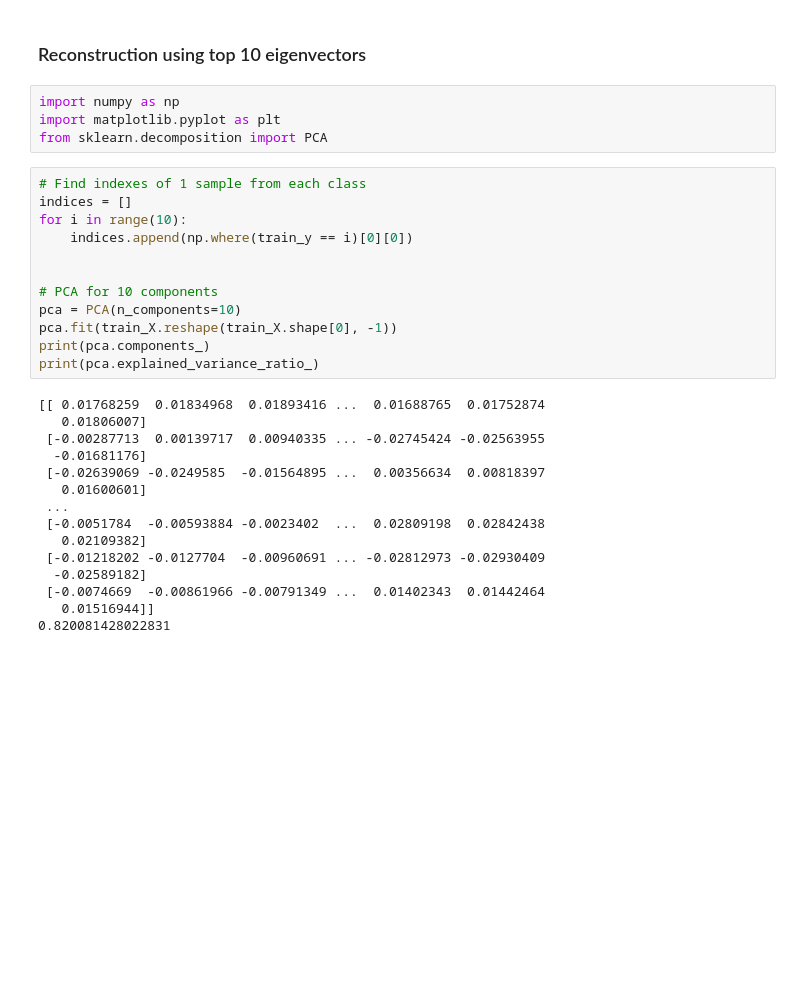
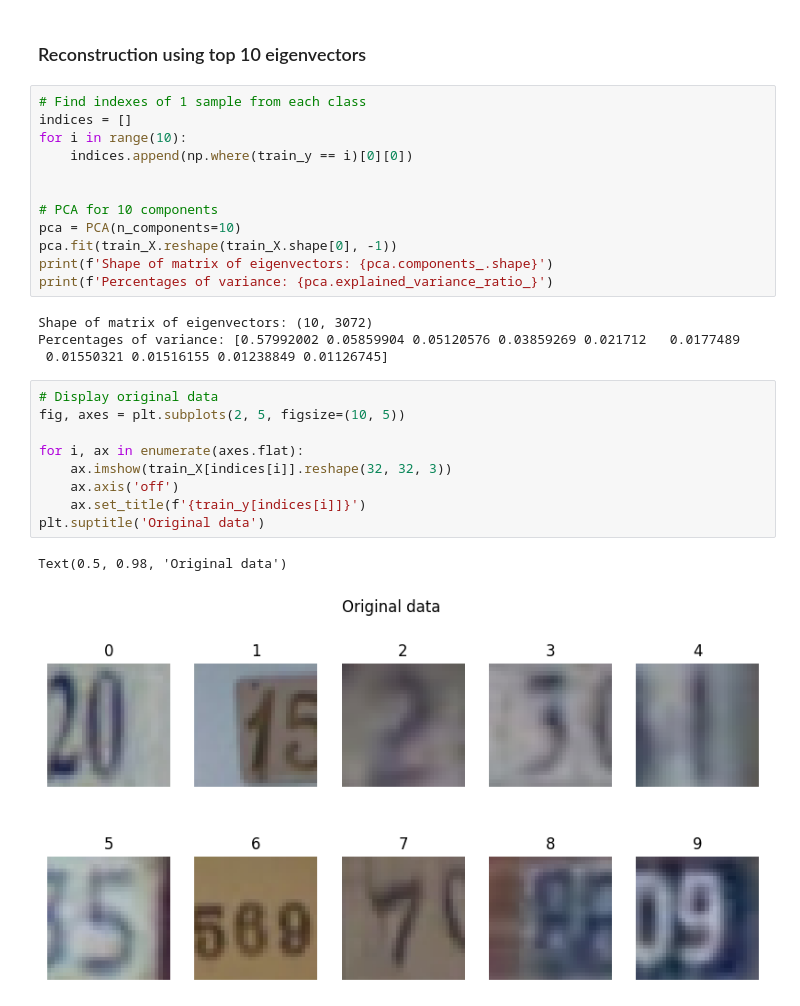
Before and after one commit to purplehand52/FoML_Assign2, a Jupyter notebook: q1.ipynb, the cells around one changed output. Saved outputs shown, nothing was run; the diff lists cells and outputs as text; blank space fills up the shorter version.

```diff
--- a/q1.ipynb
+++ b/q1.ipynb
@@ -116,9 +126,5 @@ plt.show()
 # %% [markdown]
 ### Reconstruction using top 10 eigenvectors
-# %%
-import numpy as np
-import matplotlib.pyplot as plt
-from sklearn.decomposition import PCA
 # %%
 # Find indexes of 1 sample from each class
 indices = []
@@ -129,21 +135,22 @@ for i in range(10):
 # PCA for 10 components
 pca = PCA(n_components=10)
 pca.fit(train_X.reshape(train_X.shape[0], -1))
-print(pca.components_)
-print(pca.explained_variance_ratio_)
+print(f'Shape of matrix of eigenvectors: {pca.components_.shape}')
+print(f'Percentages of variance: {pca.explained_variance_ratio_}')
 # %% [output]
-[[ 0.01768259  0.01834968  0.01893416 ...  0.01688765  0.01752874
-   0.01806007]
- [-0.00287713  0.00139717  0.00940335 ... -0.02745424 -0.02563955
-  -0.01681176]
- [-0.02639069 -0.0249585  -0.01564895 ...  0.00356634  0.00818397
-   0.01600601]
- ...
- [-0.0051784  -0.00593884 -0.0023402  ...  0.02809198  0.02842438
-   0.02109382]
- [-0.01218202 -0.0127704  -0.00960691 ... -0.02812973 -0.02930409
-  -0.02589182]
- [-0.0074669  -0.00861966 -0.00791349 ...  0.01402343  0.01442464
-   0.01516944]]
-0.820081428022831
+Shape of matrix of eigenvectors: (10, 3072)
+Percentages of variance: [0.57992002 0.05859904 0.05120576 0.03859269 0.021712   0.0177489
+ 0.01550321 0.01516155 0.01238849 0.01126745]
+# %%
+# Display original data
+fig, axes = plt.subplots(2, 5, figsize=(10, 5))
+
+for i, ax in enumerate(axes.flat):
+    ax.imshow(train_X[indices[i]].reshape(32, 32, 3))
+    ax.axis('off')
+    ax.set_title(f'{train_y[indices[i]]}')
+plt.suptitle('Original data')
+# %% [output]
+Text(0.5, 0.98, 'Original data')
+[figure, added]
 # %%
```
Also changed, not shown: parts of 15 cells of this notebook.
